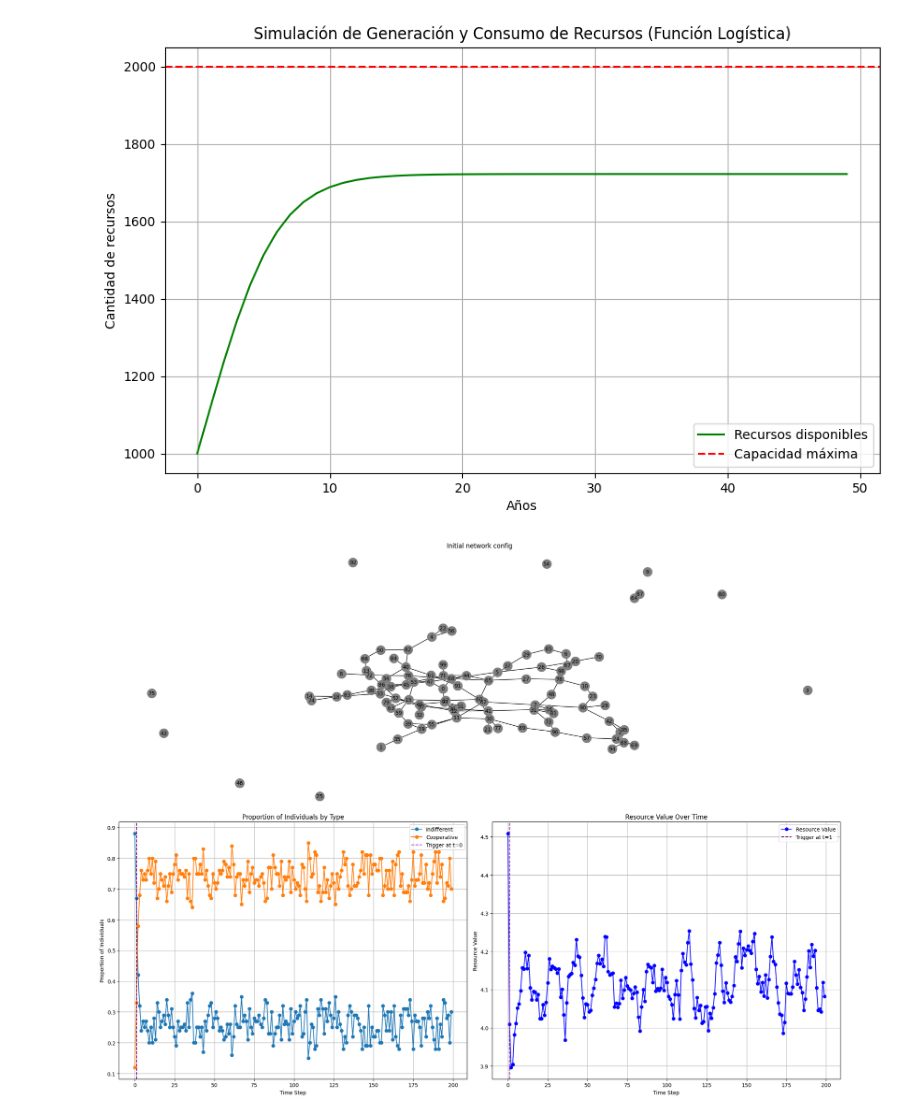
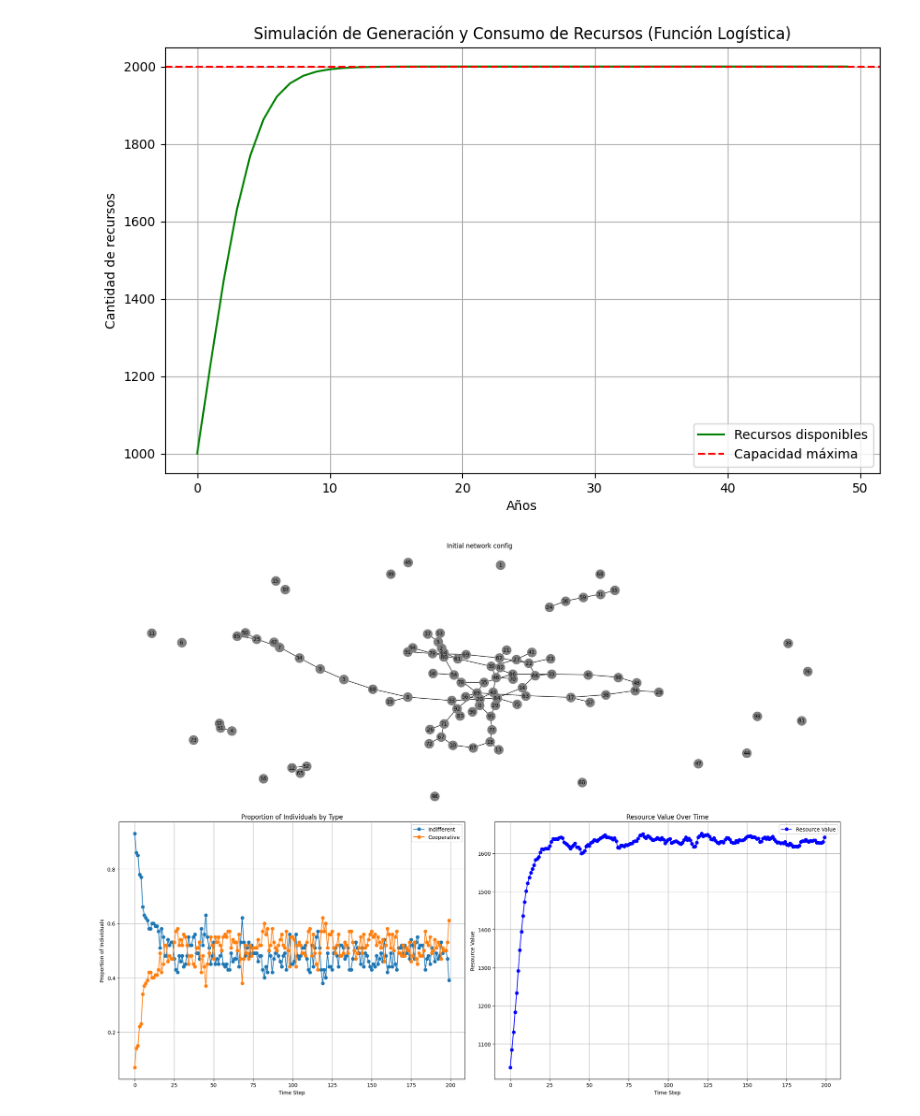
Before and after one commit to santineiraher/Tragedy_commons, a Jupyter notebook: Notebooks/Play_with_V0_NR.ipynb, the cells around one changed output. Saved outputs shown, nothing was run; the diff lists cells and outputs as text; code cells hidden in the pictures.

Commit message:
fix NR max capacity

```diff
--- a/Notebooks/Play_with_V0_NR.ipynb
+++ b/Notebooks/Play_with_V0_NR.ipynb
@@ -15,7 +15,7 @@ import matplotlib.pyplot as plt
 # Parámetros del modelo
 initial_resources = 1000  # Recurso inicial
 growth_rate = 0.46  # Tasa de crecimiento intrínseca del recurso (r)
-consumption_rate = 110  # Consumo anual de recurso
+consumption_rate = 0  # Consumo anual de recurso
 max_capacity = 2000  # Capacidad máxima del recurso (K)
 
 # Tiempo
@@ -53,7 +53,7 @@ plt.legend()
 plt.grid(True)
 plt.show()
 # %% [output]
-[figure, old version]
+[figure, new version]
 # %%
 # Simulation Parameters
 num_individuals = 100  # Number of individuals in the graph
@@ -63,21 +63,20 @@ mu = 0.2  # Constant probability of becoming indifferent
 T = 200  # Number of time steps
 
 # Resource parameters
-initial_resource = 10  # Initial value of the resource
+initial_resource = 1000  # Initial value of the resource
+max_capacity = 2000
 replenishment_proportion = 0.46  # 1% of the remaining resource is replenished each step
-consumption_rates = {'Indifferent': 1, 'Cooperative': 0.1}  # Consumption rates for each type
-
-
+consumption_rates = {'Indifferent': 200, 'Cooperative': 80}  # Consumption rates for each type
 
 # Critical resource parameters
-critical_value = 5 # If the resource drops below this value, extra cooperation probability is triggered
+critical_value = 300 # If the resource drops below this value, extra cooperation probability is triggered
 rho = 0.1  # Extra cooperation probability when the critical resource threshold is crossed
 
 # Example: Erdos-Renyi graph
 graph = nx.erdos_renyi_graph(num_individuals, 0.02)
 
 # Initialize and run the model
-model = ABMModel(graph, p_cooperative, beta, mu, T, initial_resource, replenishment_proportion, consumption_rates, critical_value, rho)
+model = ABMModel(graph, p_cooperative, beta, mu, T, initial_resource, replenishment_proportion, consumption_rates, critical_value, rho, max_capacity)
 
 # Run the simulation
 model.run()
@@ -121,31 +120,31 @@ if model.trigger_time is not None:
 ax2.set_xlabel('Time Step')
 ax2.set_ylabel('Resource Value')
 ax2.set_title('Resource Value Over Time')
 ax2.legend()
 ax2.grid(True)
 
 # Adjust layout and show the figure
 plt.tight_layout()
 
 #save the figure
 
 # Define the file name structure based on the parameters
 file_name = (
     f'sim_ErdosRenyi_p_coop_{p_cooperative}_beta_{beta}_mu_{mu}_T_{T}_'
     f'resource_{initial_resource}_replenishment_{replenishment_proportion}_'
     f'critical_{critical_value}_rho_{rho}.png'
 )
 
 # Replace any special characters or spaces with underscores to ensure compatibility
 file_name = file_name.replace(".", "_")
 
 # Define the full path where the file will be saved
 PATH_TO_SAVE = "../Output/Images/V0_NR/"
 
 # Save the figure using the structured file name
 plt.savefig(os.path.join(PATH_TO_SAVE, file_name))
 
 # Show the figure
 plt.show()
 # %% [output]
-[figure, old version]
+[figure, new version]
```
Also changed, not shown: 4 other files.
